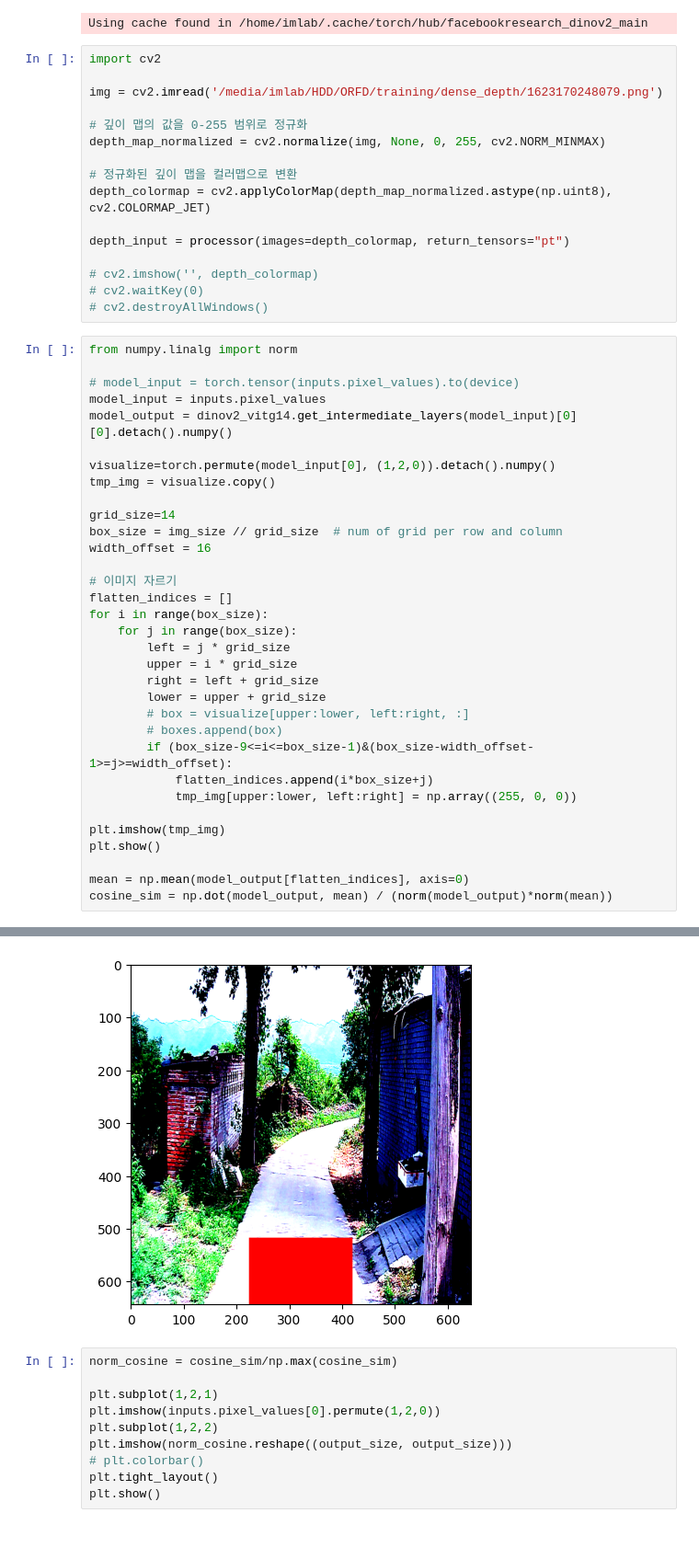
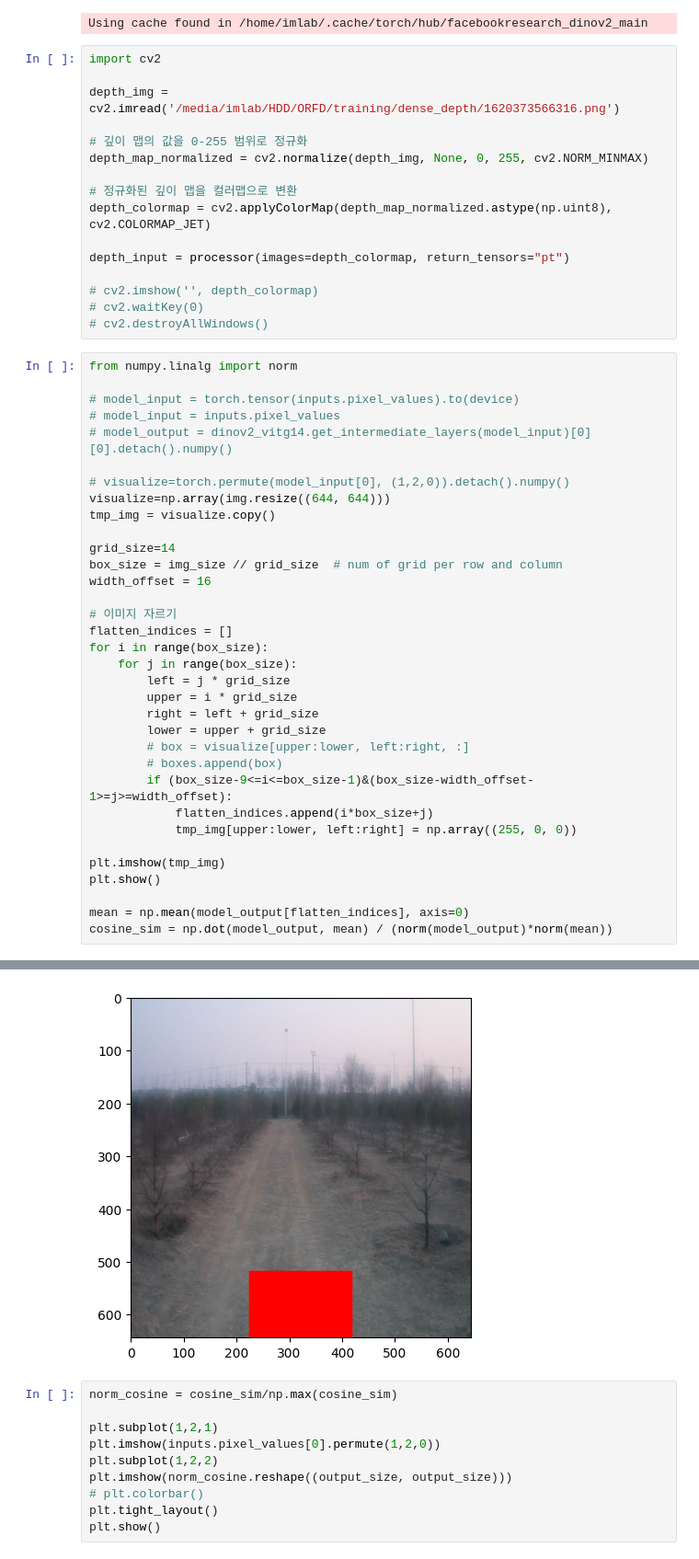
Before and after one commit to julio981007/drivable_area_research, a Jupyter notebook: dinov2.ipynb, the cells around one changed output, grey strips where cells are left out. Shown at 92% size. Drawn from its saved outputs; the diff is of its cells as text.

```diff
--- a/dinov2.ipynb
+++ b/dinov2.ipynb
@@ -50,10 +50,10 @@ Using cache found in /home/imlab/.cache/torch/hub/facebookresearch_dinov2_main
 # %%
 import cv2
 
-img = cv2.imread('/media/imlab/HDD/ORFD/training/dense_depth/1623170248079.png')
+depth_img = cv2.imread('/media/imlab/HDD/ORFD/training/dense_depth/1620373566316.png')
 
 # 깊이 맵의 값을 0-255 범위로 정규화
-depth_map_normalized = cv2.normalize(img, None, 0, 255, cv2.NORM_MINMAX)
+depth_map_normalized = cv2.normalize(depth_img, None, 0, 255, cv2.NORM_MINMAX)
 
 # 정규화된 깊이 맵을 컬러맵으로 변환
 depth_colormap = cv2.applyColorMap(depth_map_normalized.astype(np.uint8), cv2.COLORMAP_JET)
@@ -67,10 +67,11 @@ depth_input = processor(images=depth_colormap, return_tensors="pt")
 from numpy.linalg import norm
 
 # model_input = torch.tensor(inputs.pixel_values).to(device)
-model_input = inputs.pixel_values
-model_output = dinov2_vitg14.get_intermediate_layers(model_input)[0][0].detach().numpy()
+# model_input = inputs.pixel_values
+# model_output = dinov2_vitg14.get_intermediate_layers(model_input)[0][0].detach().numpy()
 
-visualize=torch.permute(model_input[0], (1,2,0)).detach().numpy()
+# visualize=torch.permute(model_input[0], (1,2,0)).detach().numpy()
+visualize=np.array(img.resize((644, 644)))
 tmp_img = visualize.copy()
 
 grid_size=14
@@ -101,4 +101,4 @@ Clipping input data to the valid range for imshow with RGB data ([0..1] for floa
-[figure, old version]
+[figure, new version]
 # %%
 norm_cosine = cosine_sim/np.max(cosine_sim)
 
```
Also changed, not shown: parts of 5 cells of this notebook, 5 other files.
